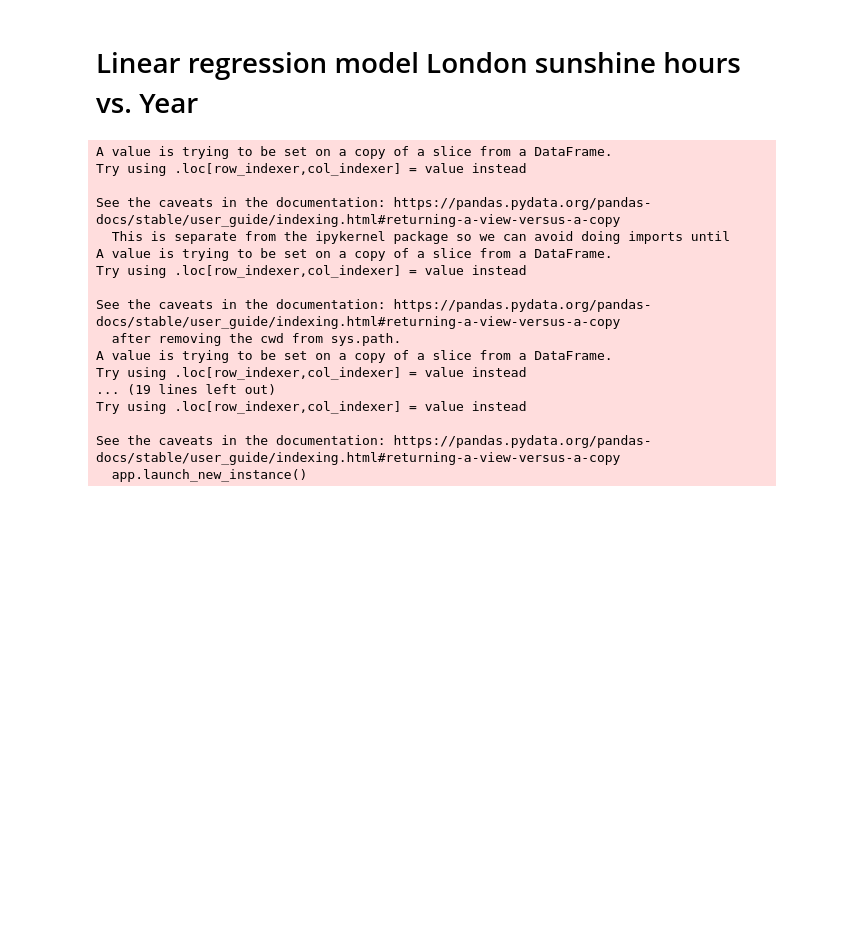
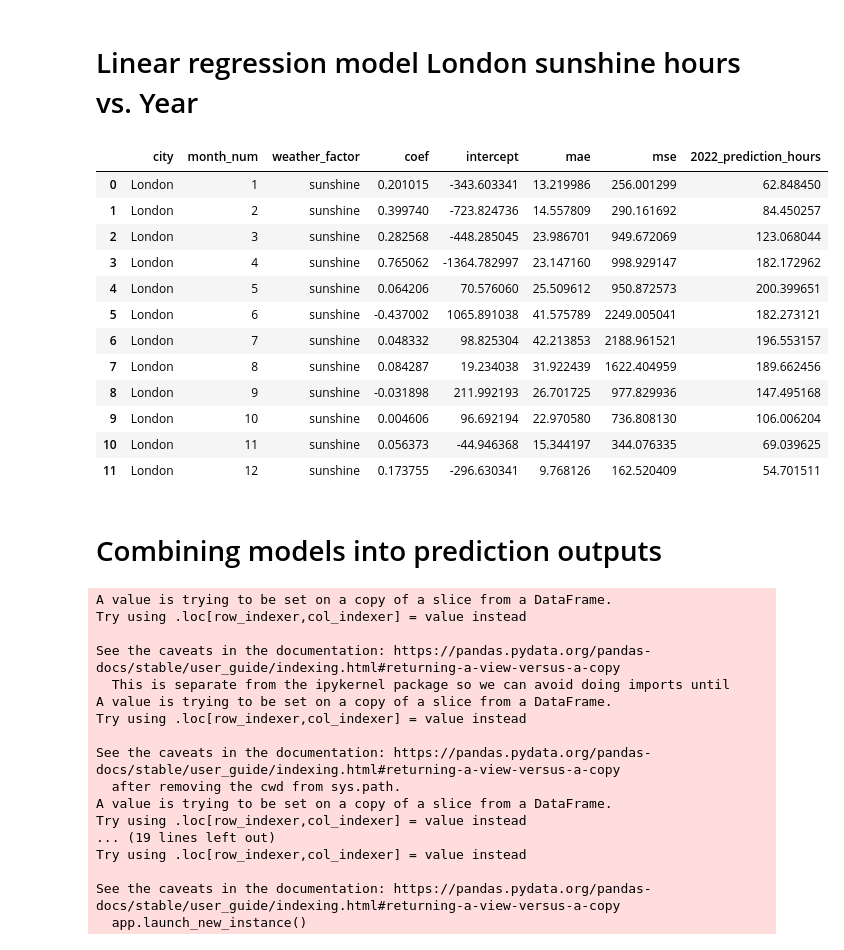
Before and after one commit to js816/New_York_-_London_Weather_Predictions, a Jupyter notebook: Linear_regression_model_weather_final.ipynb, the cells around one changed output. Cells and saved outputs as stored; diff of their text form; code cells hidden in the pictures; blank space fills up the shorter version.

```diff
--- a/Linear_regression_model_weather_final.ipynb
+++ b/Linear_regression_model_weather_final.ipynb
@@ -249,6 +308,25 @@ total_sunshine_model_df = pd.DataFrame(total_sunshine_model_outputs)
 
 # Adding the predictions to the high temp DataFrame
 total_sunshine_model_df['2022_prediction_hours'] = (2022 * total_sunshine_model_df['coef']) + total_sunshine_model_df['intercept']
+# %%
+# Displaying DataFrame to show our MSE metric
+total_sunshine_model_df
+# %% [output]
+|  | city | month_num | weather_factor | coef | intercept | mae | mse | 2022_prediction_hours |
+| 0 | London | 1 | sunshine | 0.201015 | -343.603341 | 13.219986 | 256.001299 | 62.848450 |
+| 1 | London | 2 | sunshine | 0.399740 | -723.824736 | 14.557809 | 290.161692 | 84.450257 |
+| 2 | London | 3 | sunshine | 0.282568 | -448.285045 | 23.986701 | 949.672069 | 123.068044 |
+| 3 | London | 4 | sunshine | 0.765062 | -1364.782997 | 23.147160 | 998.929147 | 182.172962 |
+| 4 | London | 5 | sunshine | 0.064206 | 70.576060 | 25.509612 | 950.872573 | 200.399651 |
+| 5 | London | 6 | sunshine | -0.437002 | 1065.891038 | 41.575789 | 2249.005041 | 182.273121 |
+| 6 | London | 7 | sunshine | 0.048332 | 98.825304 | 42.213853 | 2188.961521 | 196.553157 |
+| 7 | London | 8 | sunshine | 0.084287 | 19.234038 | 31.922439 | 1622.404959 | 189.662456 |
+| 8 | London | 9 | sunshine | -0.031898 | 211.992193 | 26.701725 | 977.829936 | 147.495168 |
+| 9 | London | 10 | sunshine | 0.004606 | 96.692194 | 22.970580 | 736.808130 | 106.006204 |
+| 10 | London | 11 | sunshine | 0.056373 | -44.946368 | 15.344197 | 344.076335 | 69.039625 |
+| 11 | London | 12 | sunshine | 0.173755 | -296.630341 | 9.768126 | 162.520409 | 54.701511 |
+# %% [markdown]
+# Combining models into prediction outputs
 # %%
 # Creating a DataFrame to hold the predicted ranges
 predictions_df = high_temp_model_df[['city', 'month_num', '2022_prediction_F']]
```
Also changed, not shown: parts of 5 cells of this notebook, 2 other files.
